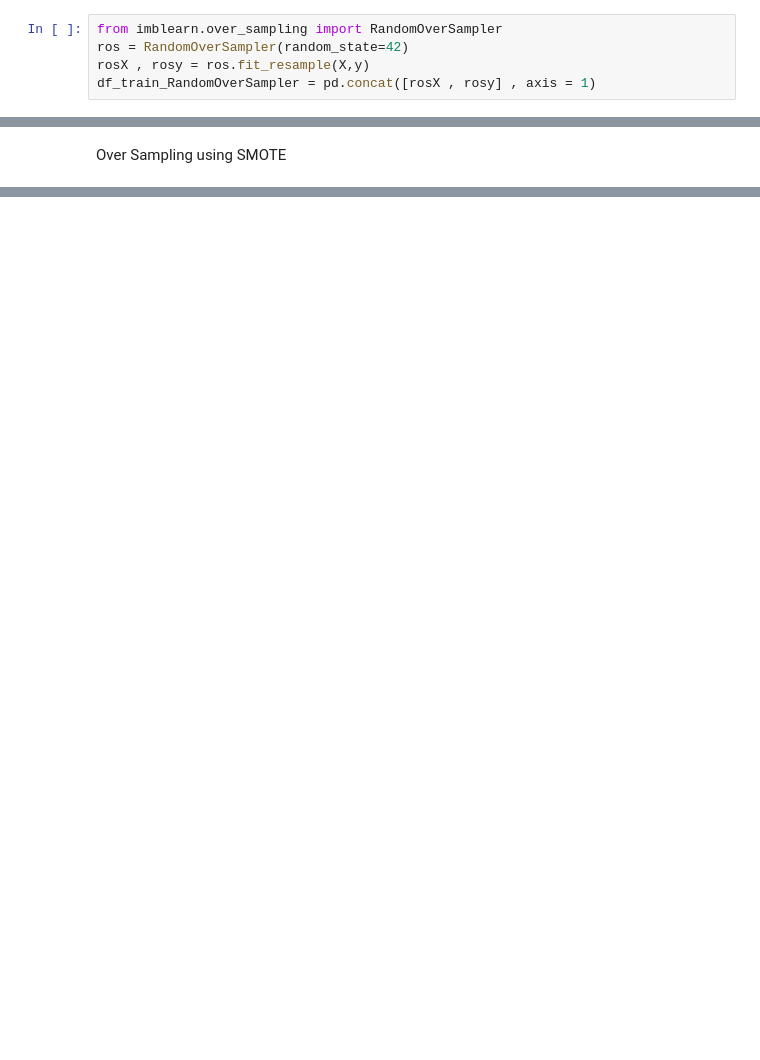
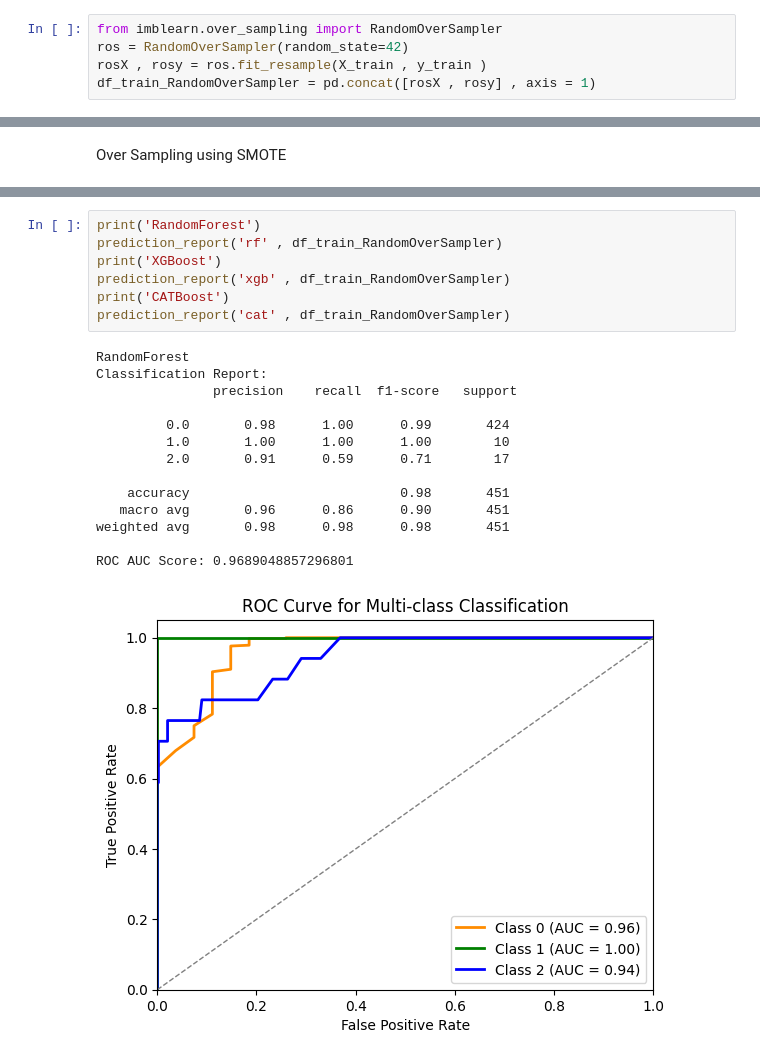
Before and after one commit to realBagher/gsmarena_analysis_anamoly, a Jupyter notebook: MachineLearning/Question2/datasets/make_datasets.ipynb, the cells around one changed output, grey strips where cells are left out. Drawn from its saved outputs; the diff is of its cells as text; blank space fills up the shorter version.

```diff
--- a/MachineLearning/Question2/datasets/make_datasets.ipynb
+++ b/MachineLearning/Question2/datasets/make_datasets.ipynb
@@ -132,7 +95,7 @@ Random Over Sampling with imbalanced-learn
 # %%
 from imblearn.over_sampling import RandomOverSampler
 ros = RandomOverSampler(random_state=42)
-rosX , rosy = ros.fit_resample(X,y)
+rosX , rosy = ros.fit_resample(X_train , y_train )
 df_train_RandomOverSampler = pd.concat([rosX , rosy] , axis = 1)
 # %%
 df_train_RandomOverSampler['OS'].value_counts()
@@ -175,0 +268,22 @@ Name: count, dtype: int64
+# %%
+print('RandomForest')
+prediction_report('rf' , df_train_RandomOverSampler)
+print('XGBoost')
+prediction_report('xgb' , df_train_RandomOverSampler)
+print('CATBoost')
+prediction_report('cat' , df_train_RandomOverSampler)
+# %% [output]
+RandomForest
+Classification Report:
+               precision    recall  f1-score   support
+
+         0.0       0.98      1.00      0.99       424
+         1.0       1.00      1.00      1.00        10
+         2.0       0.91      0.59      0.71        17
+
+    accuracy                           0.98       451
+   macro avg       0.96      0.86      0.90       451
+weighted avg       0.98      0.98      0.98       451
+
+ROC AUC Score: 0.9689048857296801
+[figure, added]
```
Also changed, not shown: parts of 47 cells of this notebook, 16 other files.
